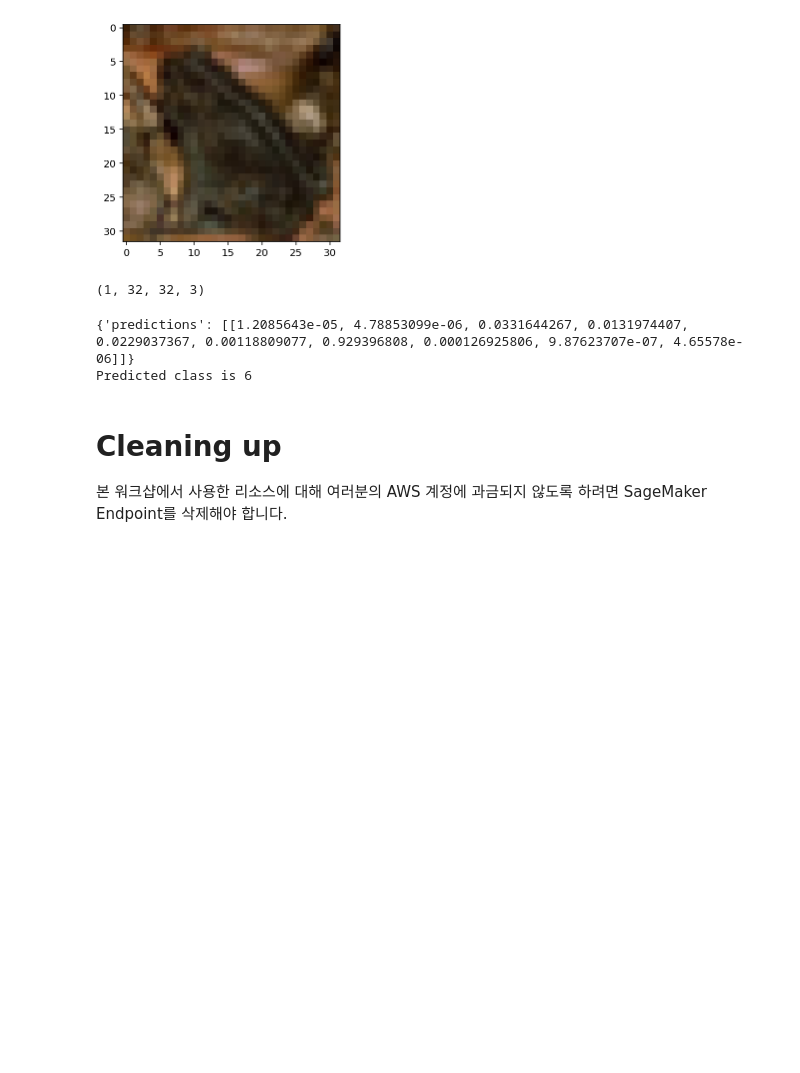
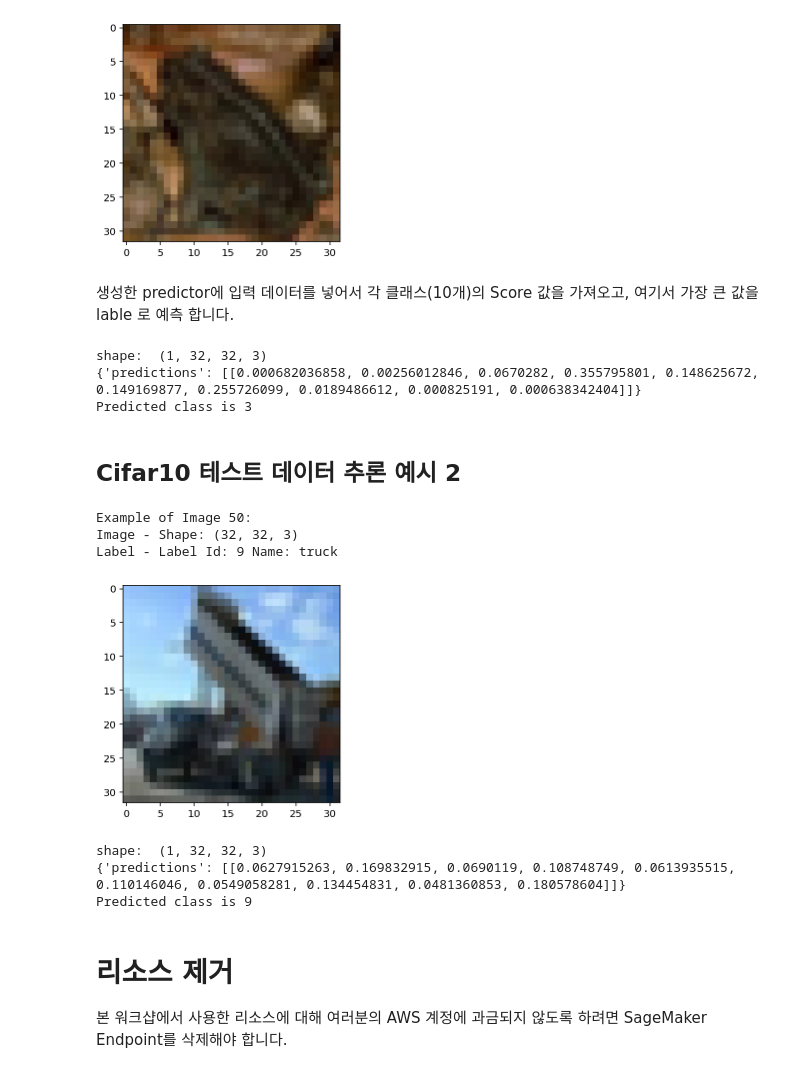
Before and after one commit to gonsoomoon-ml/SageMaker-On-Secure-VPC, a Jupyter notebook: scratch/3.1.ALL-Deploy_Model.ipynb, the cells around one changed output. Drawn from its saved outputs; the diff is of its cells as text; code cells hidden in the pictures; blank space fills up the shorter version.

```diff
--- a/scratch/3.1.ALL-Deploy_Model.ipynb
+++ b/scratch/3.1.ALL-Deploy_Model.ipynb
@@ -91,21 +110,45 @@ Example of Image 30:
 Image - Shape: (32, 32, 3)
 Label - Label Id: 6 Name: frog
 [figure]
+# %% [markdown]
+생성한 predictor에 입력 데이터를 넣어서 각 클래스(10개)의 Score 값을 가져오고, 여기서 가장 큰 값을 lable 로 예측 합니다.
 # %%
 import numpy as np
 
 r_feature = feature[np.newaxis, :, :, :]
-r_feature.shape
+print("shape: ", r_feature.shape)
+
+pred_response = predictor.predict(r_feature)
+print(pred_response)
+print("Predicted class is {}".format(np.argmax(pred_response['predictions'])))
 # %% [output]
-(1, 32, 32, 3)
+shape:  (1, 32, 32, 3)
+{'predictions': [[0.000682036858, 0.00256012846, 0.0670282, 0.355795801, 0.148625672, 0.149169877, 0.255726099, 0.0189486612, 0.000825191, 0.000638342404]]}
+Predicted class is 3
+# %% [markdown]
+## Cifar10 테스트 데이터 추론 예시 2
+# %%
+sample_id = 50
+feature, label = display_img(features,labels, sample_id )
+# %% [output]
+Example of Image 50:
+Image - Shape: (32, 32, 3)
+Label - Label Id: 9 Name: truck
+[figure, added]
 # %%
+import numpy as np
+
+r_feature = feature[np.newaxis, :, :, :]
+print("shape: ", r_feature.shape)
+
 pred_response = predictor.predict(r_feature)
 print(pred_response)
 print("Predicted class is {}".format(np.argmax(pred_response['predictions'])))
 # %% [output]
-{'predictions': [[1.2085643e-05, 4.78853099e-06, 0.0331644267, 0.0131974407, 0.0229037367, 0.00118809077, 0.929396808, 0.000126925806, 9.87623707e-07, 4.65578e-06]]}
-Predicted class is 6
+shape:  (1, 32, 32, 3)
+{'predictions': [[0.0627915263, 0.169832915, 0.0690119, 0.108748749, 0.0613935515, 0.110146046, 0.0549058281, 0.134454831, 0.0481360853, 0.180578604]]}
+Predicted class is 9
 # %% [markdown]
-# Cleaning up
+# 리소스 제거
 본 워크샵에서 사용한 리소스에 대해 여러분의 AWS 계정에 과금되지 않도록 하려면 SageMaker Endpoint를 삭제해야 합니다.
 # %%
```
Also changed, not shown: parts of 11 cells of this notebook, 10 other files.
